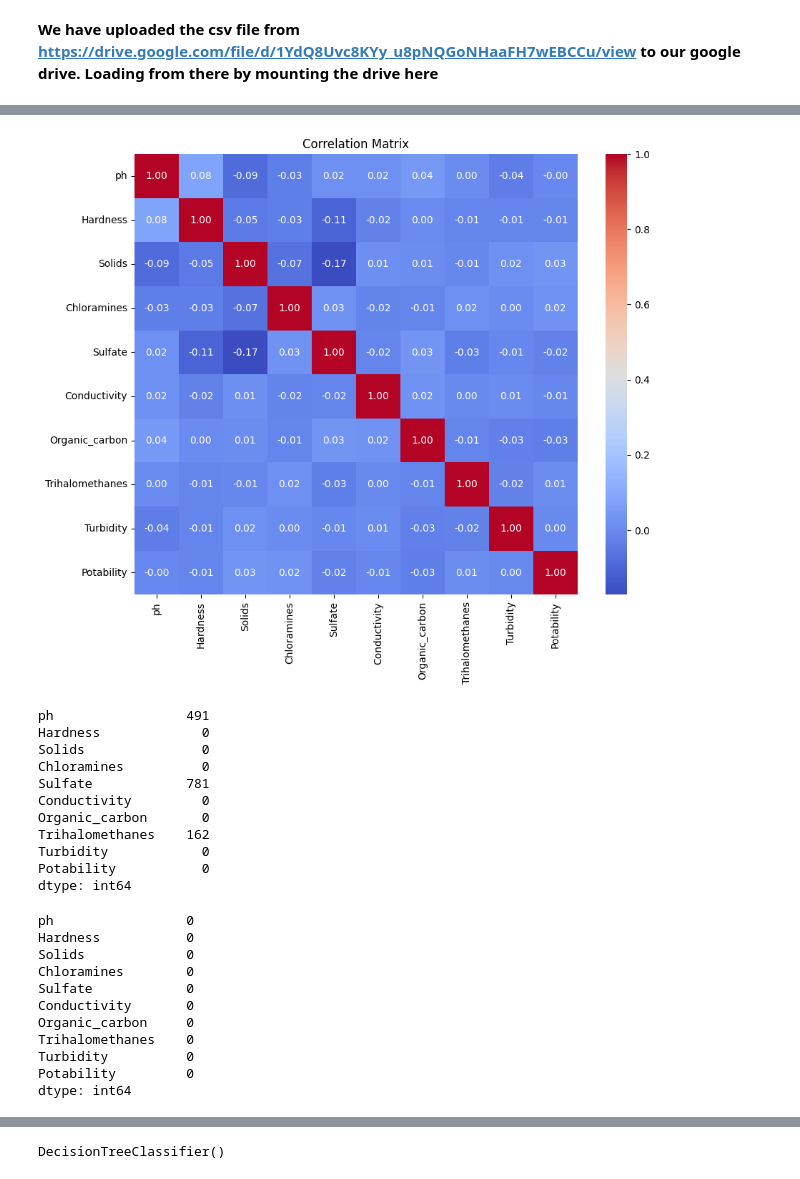
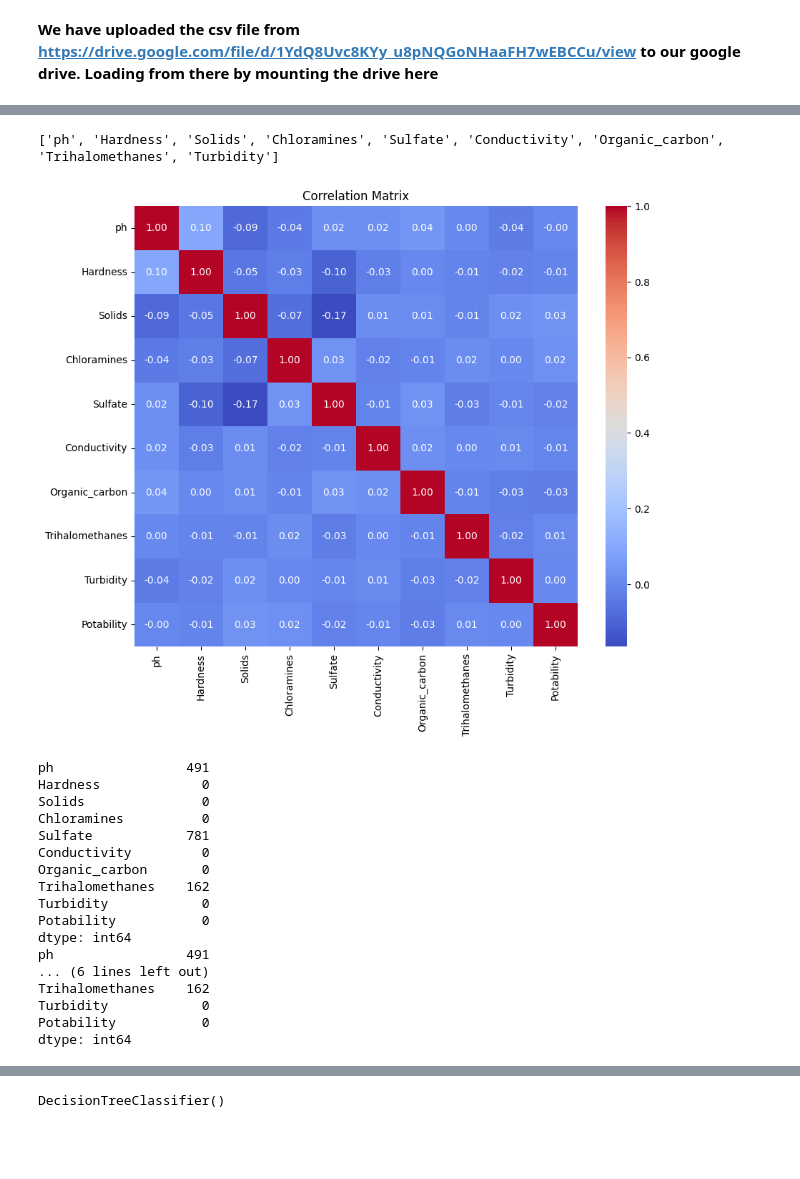
Before and after one commit to maverick98/Coursera, a Jupyter notebook: machine_learning_assignment_1.ipynb, the cells around one changed output, grey strips where cells are left out. Saved outputs shown, nothing was run; the diff lists cells and outputs as text; code cells hidden in the pictures; blank space fills up the shorter version.

```diff
--- a/machine_learning_assignment_1.ipynb
+++ b/machine_learning_assignment_1.ipynb
@@ -57,0 +129,4 @@ plt.show()
+# %%
+df_outlier_treated=treat_outliers(df)
+# %% [output]
+['ph', 'Hardness', 'Solids', 'Chloramines', 'Sulfate', 'Conductivity', 'Organic_carbon', 'Trihalomethanes', 'Turbidity']
@@ -58,10 +135,8 @@ plt.show()
 # %%
-
-# d. Correlational analysis and visualization
-correlation_matrix = df.corr()
-plt.figure(figsize=(10, 8))
-sns.heatmap(correlation_matrix, annot=True, cmap='coolwarm', fmt=".2f")
-plt.title('Correlation Matrix')
-plt.show()
+def plot_corr(df):
+    # d. Correlational analysis and visualization
+    correlation_matrix = df.corr()
+    plt.figure(figsize=(10, 8))
+    sns.heatmap(correlation_matrix, annot=True, cmap='coolwarm', fmt=".2f")
+    plt.title('Correlation Matrix')
+    plt.show()
-# %% [output]
-[figure, removed]
@@ -68,3 +145,7 @@ plt.show()
+# %%
+plot_corr(df_outlier_treated)
+# %% [output]
+[figure, added]
 # %%
 
 
@@ -74,17 +155,27 @@ plt.show()
 # %%
 # a. Pre-processing steps
 # Checking for missing values
-print(df.isnull().sum())
+def check_null(df):
+    print(df.isnull().sum())
-# %% [output]
-ph                 491
-Hardness             0
-Solids               0
-Chloramines          0
-Sulfate            781
-Conductivity         0
-Organic_carbon       0
-Trihalomethanes    162
-Turbidity            0
-Potability           0
-dtype: int64
+# %%
+check_null(df)
+check_null(df_outlier_treated)
+# %% [output]
+ph                 491
+Hardness             0
+Solids               0
+Chloramines          0
+Sulfate            781
+Conductivity         0
+Organic_carbon       0
+Trihalomethanes    162
+Turbidity            0
+Potability           0
+dtype: int64
+ph                 491
+... (6 lines left out)
+Trihalomethanes    162
+Turbidity            0
+Potability           0
+dtype: int64
 # %%
@@ -94,14 +186,0 @@ df_imputed = pd.DataFrame(imputer.fit_transform(df), columns=df.columns)
-# %%
-print(df_imputed.isnull().sum())
-# %% [output]
-ph                 0
-Hardness           0
-Solids             0
-Chloramines        0
-Sulfate            0
-Conductivity       0
-Organic_carbon     0
-Trihalomethanes    0
-Turbidity          0
-Potability         0
-dtype: int64
```
Also changed, not shown: parts of 20 cells of this notebook.
